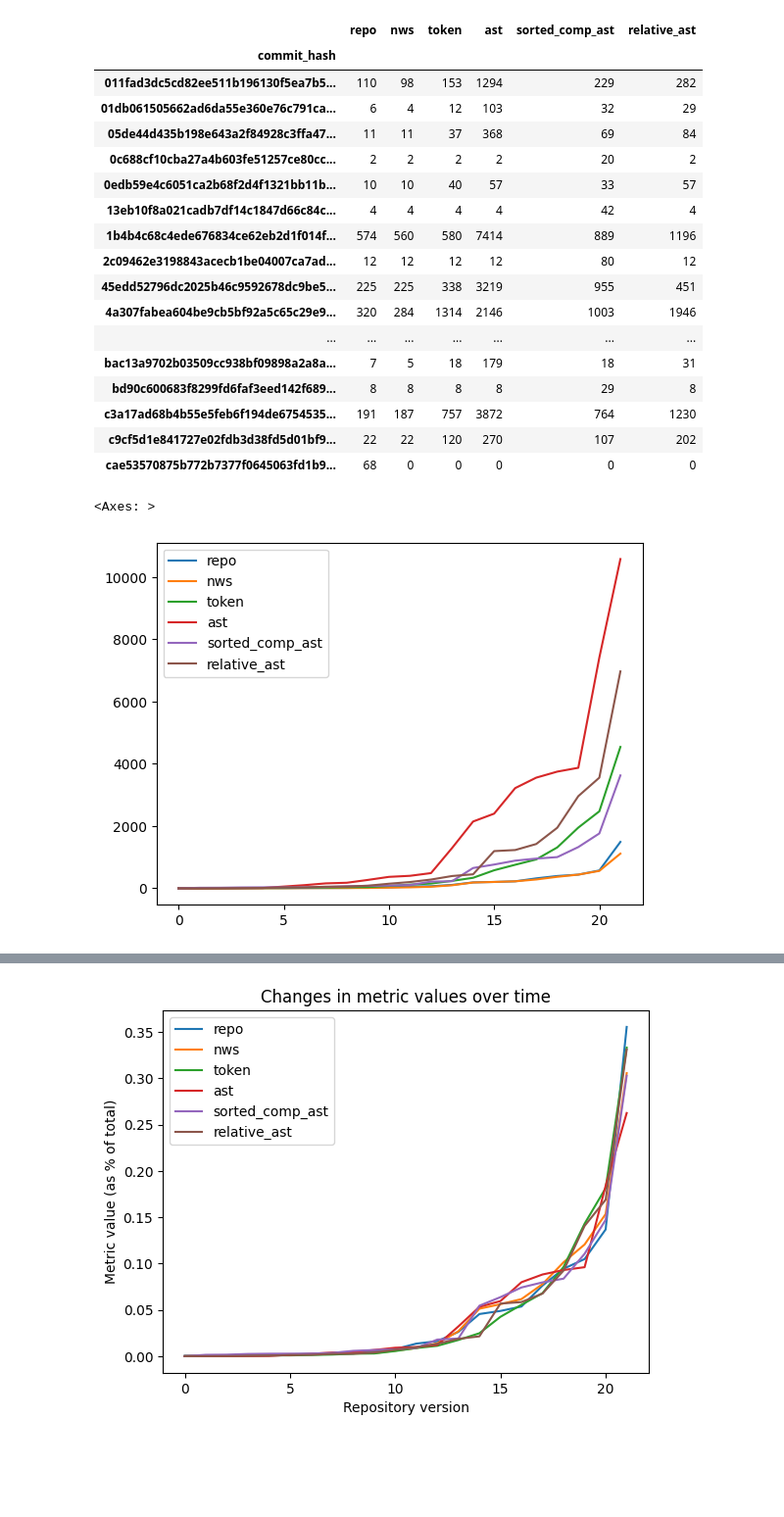
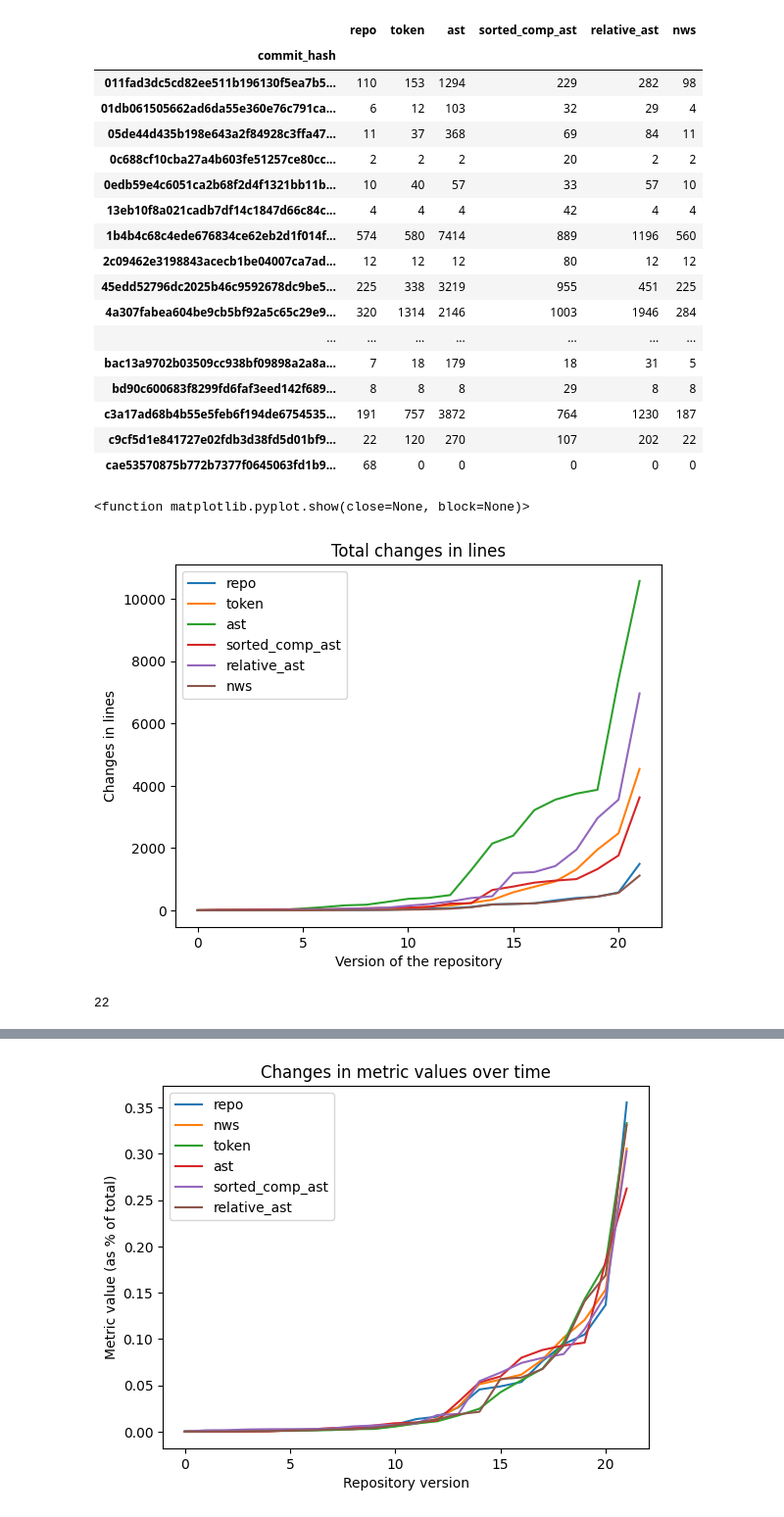
Before and after one commit to lothbrokq/formast, a Jupyter notebook: eval/evaluation_onlinebookstore.ipynb, the cells around one changed output, grey strips where cells are left out. Shown: that part at 98% size. Drawn from its saved outputs; the diff is of its cells as text; code cells hidden in the pictures; blank space fills up the shorter version.

```diff
--- a/eval/evaluation_onlinebookstore.ipynb
+++ b/eval/evaluation_onlinebookstore.ipynb
@@ -46,35 +47,43 @@ def mergeall(**dfs):
         table = pd.merge(table, df.rename(columns = dict(changes=key)), left_index=True, right_index=True, validate="1:1", how="outer")
     return table
 
-df_merged = mergeall(nws = df_java_nws, token = df_token, ast = df_ast, sorted_comp_ast = df_sort_comp_ast, relative_ast = df_rel_ast).fillna(0, downcast="int64")
+df_merged = mergeall(token = df_token, ast = df_ast, sorted_comp_ast = df_sort_comp_ast, relative_ast = df_rel_ast, nws = df_java_nws).fillna(0, downcast="int64")
 
 df_merged.isna().sum()
 df_merged
 # %% [output]
-|  | repo | nws | token | ast | sorted_comp_ast | relative_ast |
+|  | repo | token | ast | sorted_comp_ast | relative_ast | nws |
 | commit_hash |  |  |  |  |  |  |
-| 011fad3dc5cd82ee511b196130f5ea7b5... | 110 | 98 | 153 | 1294 | 229 | 282 |
-| 01db061505662ad6da55e360e76c791ca... | 6 | 4 | 12 | 103 | 32 | 29 |
-| 05de44d435b198e643a2f84928c3ffa47... | 11 | 11 | 37 | 368 | 69 | 84 |
-| 0c688cf10cba27a4b603fe51257ce80cc... | 2 | 2 | 2 | 2 | 20 | 2 |
-| 0edb59e4c6051ca2b68f2d4f1321bb11b... | 10 | 10 | 40 | 57 | 33 | 57 |
-| 13eb10f8a021cadb7df14c1847d66c84c... | 4 | 4 | 4 | 4 | 42 | 4 |
-| 1b4b4c68c4ede676834ce62eb2d1f014f... | 574 | 560 | 580 | 7414 | 889 | 1196 |
-| 2c09462e3198843acecb1be04007ca7ad... | 12 | 12 | 12 | 12 | 80 | 12 |
-| 45edd52796dc2025b46c9592678dc9be5... | 225 | 225 | 338 | 3219 | 955 | 451 |
-| 4a307fabea604be9cb5bf92a5c65c29e9... | 320 | 284 | 1314 | 2146 | 1003 | 1946 |
+| 011fad3dc5cd82ee511b196130f5ea7b5... | 110 | 153 | 1294 | 229 | 282 | 98 |
+| 01db061505662ad6da55e360e76c791ca... | 6 | 12 | 103 | 32 | 29 | 4 |
+| 05de44d435b198e643a2f84928c3ffa47... | 11 | 37 | 368 | 69 | 84 | 11 |
+| 0c688cf10cba27a4b603fe51257ce80cc... | 2 | 2 | 2 | 20 | 2 | 2 |
+| 0edb59e4c6051ca2b68f2d4f1321bb11b... | 10 | 40 | 57 | 33 | 57 | 10 |
+| 13eb10f8a021cadb7df14c1847d66c84c... | 4 | 4 | 4 | 42 | 4 | 4 |
+| 1b4b4c68c4ede676834ce62eb2d1f014f... | 574 | 580 | 7414 | 889 | 1196 | 560 |
+| 2c09462e3198843acecb1be04007ca7ad... | 12 | 12 | 12 | 80 | 12 | 12 |
+| 45edd52796dc2025b46c9592678dc9be5... | 225 | 338 | 3219 | 955 | 451 | 225 |
+| 4a307fabea604be9cb5bf92a5c65c29e9... | 320 | 1314 | 2146 | 1003 | 1946 | 284 |
 | ... | ... | ... | ... | ... | ... | ... |
-| bac13a9702b03509cc938bf09898a2a8a... | 7 | 5 | 18 | 179 | 18 | 31 |
-| bd90c600683f8299fd6faf3eed142f689... | 8 | 8 | 8 | 8 | 29 | 8 |
-| c3a17ad68b4b55e5feb6f194de6754535... | 191 | 187 | 757 | 3872 | 764 | 1230 |
-| c9cf5d1e841727e02fdb3d38fd5d01bf9... | 22 | 22 | 120 | 270 | 107 | 202 |
+| bac13a9702b03509cc938bf09898a2a8a... | 7 | 18 | 179 | 18 | 31 | 5 |
+| bd90c600683f8299fd6faf3eed142f689... | 8 | 8 | 8 | 29 | 8 | 8 |
+| c3a17ad68b4b55e5feb6f194de6754535... | 191 | 757 | 3872 | 764 | 1230 | 187 |
+| c9cf5d1e841727e02fdb3d38fd5d01bf9... | 22 | 120 | 270 | 107 | 202 | 22 |
 | cae53570875b772b7377f0645063fd1b9... | 68 | 0 | 0 | 0 | 0 | 0 |
 # %%
 df = pd.DataFrame({k : np.array(df_merged[k].sort_values()) for k in df_merged.columns})
 df.plot()
+plt.xlabel("Version of the repository")
+plt.ylabel("Changes in lines")
+plt.title("Total changes in lines")
+plt.show
 # %% [output]
-<Axes: >
+<function matplotlib.pyplot.show(close=None, block=None)>
-[figure, old version]
+[figure, new version]
+# %%
+len(df)
+# %% [output]
+22
 # %%
 (df / df.sum()).plot()
 # %% [output]
```
Also changed, not shown: parts of 17 cells of this notebook, 46 other files.
